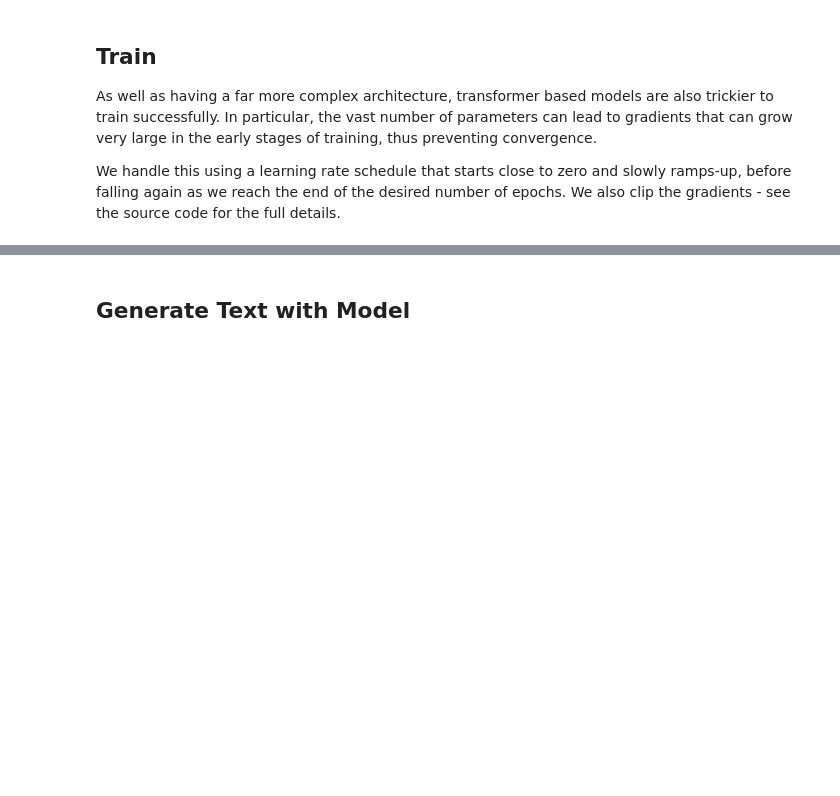
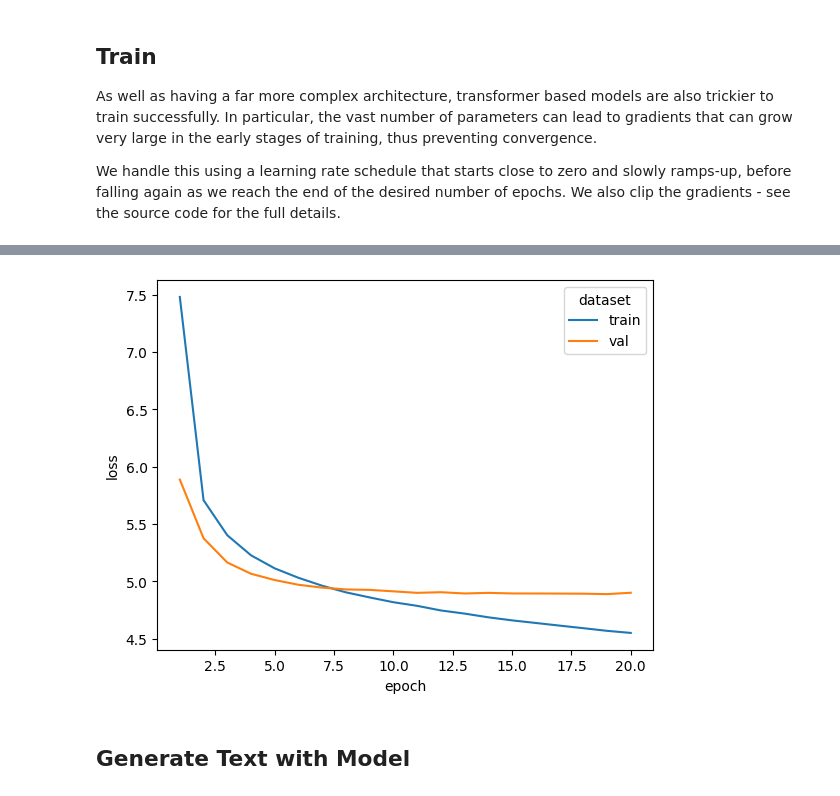
Before and after one commit to AlexIoannides/transformers-gen-ai, a Jupyter notebook: notebooks/3_text_generation_with_transformers.ipynb, the cells around one changed output, grey strips where cells are left out. Cells and saved outputs as stored; diff of their text form; code cells hidden in the pictures; blank space fills up the shorter version.

```diff
--- a/notebooks/3_text_generation_with_transformers.ipynb
+++ b/notebooks/3_text_generation_with_transformers.ipynb
@@ -23,11 +23,11 @@ MODEL_NAME = "decoder_next_word_gen"
 
 SIZE_EMBED = 256
 
-N_EPOCHS = 20
-BATCH_SIZE = 32
+MAX_EPOCHS = 100
+BATCH_SIZE = 64
 SEQ_LEN = 40
 MIN_WORD_FREQ = 2
-MAXIMUM_LEARNING_RATE = 0.001
+MAX_LEARNING_RATE = 0.001
 WARMUP_EPOCHS = 2
 GRADIENT_CLIP = 5
 # %% [markdown]
@@ -35,17 +35,25 @@ GRADIENT_CLIP = 5
 # %%
 datasets = data.make_sequence_datasets(seq_len=SEQ_LEN, min_word_freq=MIN_WORD_FREQ)
 
-data_loader = DataLoader(
+train_dl = DataLoader(
     datasets.train_data,
     batch_size=BATCH_SIZE,
     shuffle=True,
     drop_last=True,
     collate_fn=data.pad_seq2seq_data
 )
+
+val_dl = DataLoader(
+    datasets.val_data,
+    batch_size=BATCH_SIZE,
+    shuffle=False,
+    drop_last=True,
+    collate_fn=data.pad_seq2seq_data
+)
 # %% [markdown]
 ## Instantiate Model
 # %%
-model = tfr.NextWordPredictionTransformer(dataset.vocab_size, SIZE_EMBED)
+model = tfr.NextWordPredictionTransformer(datasets.tokenizer.vocab_size, SIZE_EMBED)
 model
 # %% [output]
 NextWordPredictionTransformer(
@@ -74,13 +82,14 @@ As well as having a far more complex architecture, transformer based models are
 
 We handle this using a learning rate schedule that starts close to zero and slowly ramps-up, before falling again as we reach the end of the desired number of epochs. We also clip the gradients - see the source code for the full details.
 # %%
-train_losses = tfr.train(
-        model,
-        data_loader,
-        N_EPOCHS,
-        MAXIMUM_LEARNING_RATE,
-        WARMUP_EPOCHS,
-        GRADIENT_CLIP
-    )
+train_losses, val_losses = tfr.train(
+    model,
+    train_dl,
+    val_dl,
+    MAX_EPOCHS,
+    MAX_LEARNING_RATE,
+    WARMUP_EPOCHS,
+    GRADIENT_CLIP
+)
 utils.save_model(model, name=MODEL_NAME, loss=min(train_losses.values()))
 # %% [output]
@@ -91,5 +100,7 @@ best model:
 # %%
-utils.plot_train_losses(train_losses)
+utils.plot_train_losses(train_losses, val_losses)
+# %% [output]
+[figure, added]
 # %% [markdown]
 ## Generate Text with Model
 # %% [markdown]
```
Also changed, not shown: parts of 5 cells of this notebook, 4 other files.
